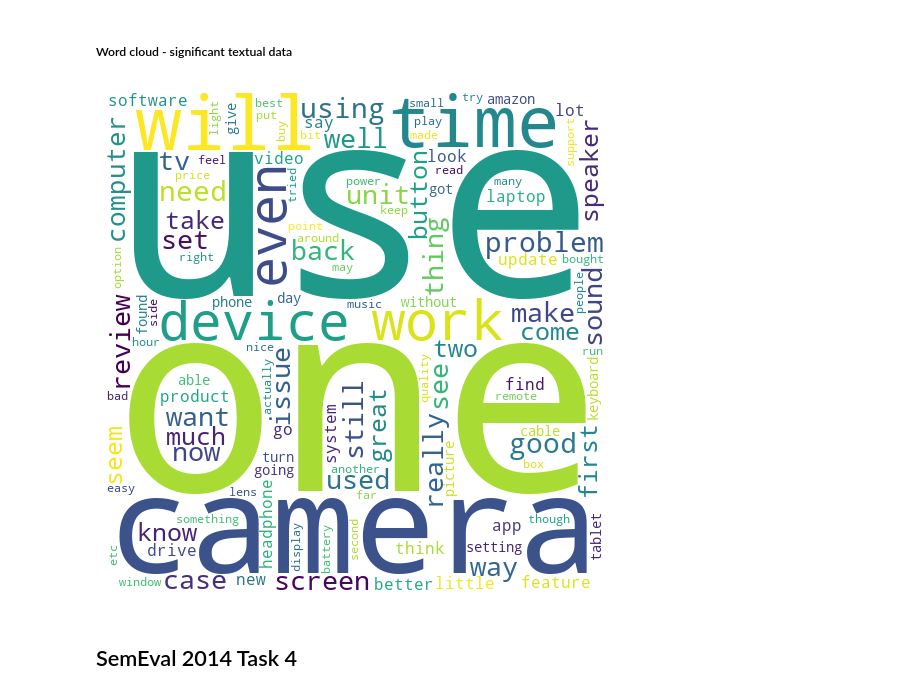
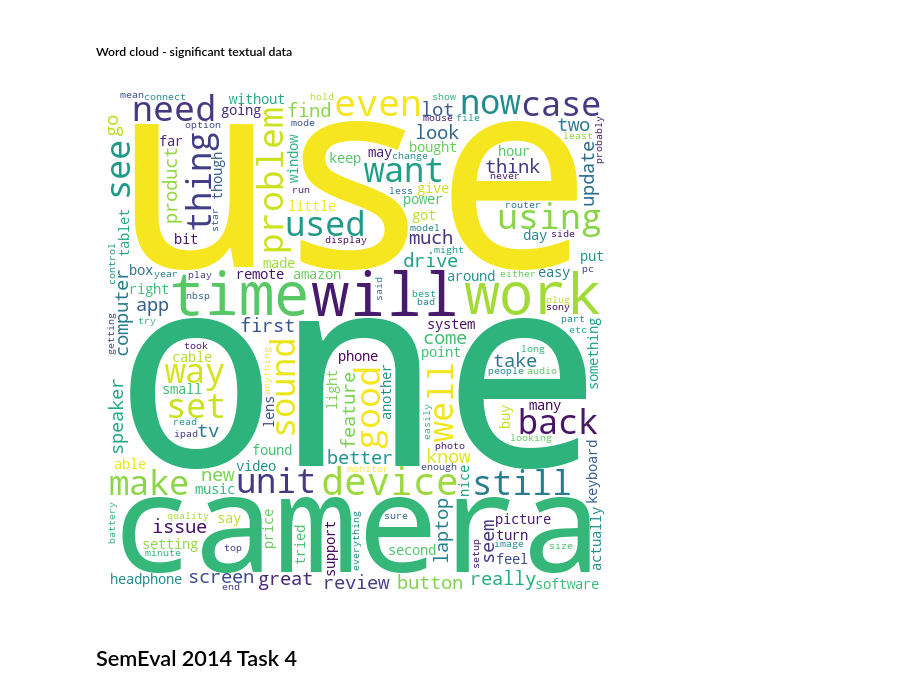
Before and after one commit to grant-TraDA/NLP-2023W, a Jupyter notebook: 10. Product opinions and news/Project1/MS4/codes/EDA.ipynb, the cells around one changed output. Cells and saved outputs as stored; diff of their text form; code cells hidden in the pictures.

```diff
--- a/10. Product opinions and news/Project1/MS4/codes/EDA.ipynb
+++ b/10. Product opinions and news/Project1/MS4/codes/EDA.ipynb
@@ -76,7 +77,7 @@ df.to_csv("../data/amazon_electronics.csv")
 # %% [markdown]
 From this part it is reproducible.
 # %%
-df = pd.read_csv("../data/amazon_electronics.csv")
+df_amazon = pd.read_csv("../data/amazon_electronics.csv")
 # %% [markdown]
 ##### Number of observations for each polarity
 # %%
@@ -116,10 +117,10 @@ generate_common_occurences(df=df,
 # %% [markdown]
 ##### Word cloud - significant textual data
 # %%
-generate_wordcloud(df=df,
+generate_wordcloud(df=df_amazon,
                    text_column="reviewText")
 # %% [output]
-[figure, old version]
+[figure, new version]
 # %% [markdown]
 ## SemEval 2014 Task 4
 # %%
```
Also changed, not shown: parts of 10 cells of this notebook, 16 other files.
